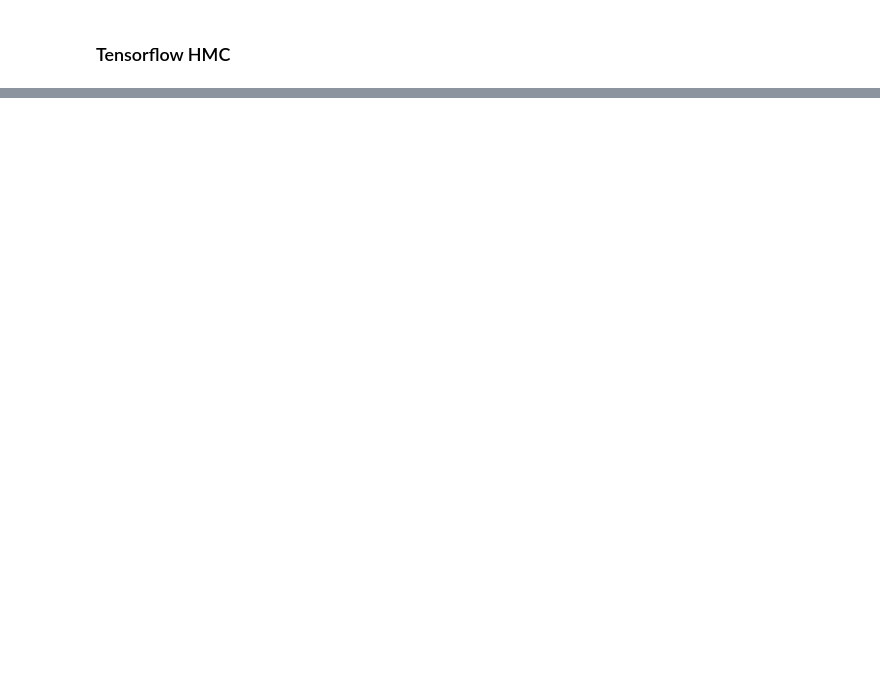
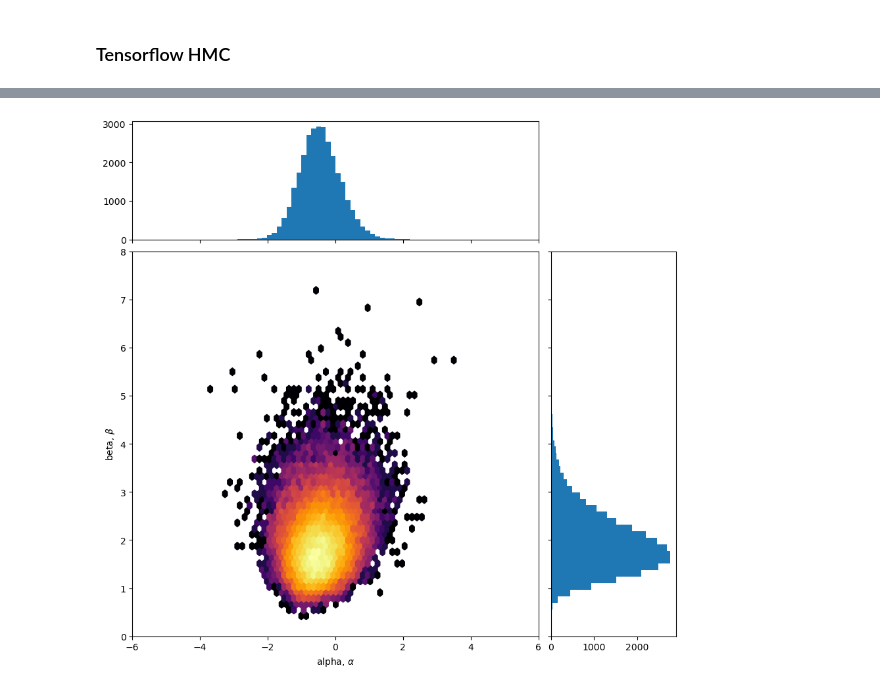
Before and after one commit to MaxTalberg/The-Lighthouse-Problem, a Jupyter notebook: CW.ipynb, the cells around one changed output, grey strips where cells are left out. Drawn from its saved outputs; the diff is of its cells as text; code cells hidden in the pictures; blank space fills up the shorter version.

```diff
--- a/CW.ipynb
+++ b/CW.ipynb
@@ -80,0 +189,57 @@ print(tfp.__version__)
+# %%
+import numpy as np
+import matplotlib.pyplot as plt
+from matplotlib.ticker import NullFormatter
+
+# Sample data - replace this with your actual data
+x, y = samples
+
+nullfmt = NullFormatter()
+
+# Definitions for the axes
+left, width = 0.1, 0.65
+bottom, height = 0.1, 0.65
+bottom_h = left_h = left + width + 0.02
+
+rect_scatter = [left, bottom, width, height]
+rect_histx = [left, bottom_h, width, 0.2]
+rect_histy = [left_h, bottom, 0.2, height]
+
+# Start figure
+fig = plt.figure(figsize=(9.5, 9))
+
+# Scatter plot
+axScatter = plt.axes(rect_scatter)
+axHistx = plt.axes(rect_histx)
+axHisty = plt.axes(rect_histy)
+
+# No labels
+axHistx.xaxis.set_major_formatter(nullfmt)
+axHisty.yaxis.set_major_formatter(nullfmt)
+
+# Create a hexbin plot with a color bar
+hb = axScatter.hexbin(x, y, gridsize=50, cmap='inferno', bins='log')
+
+# Set axis labels
+axScatter.set_xlabel(r'alpha, $\alpha$')
+axScatter.set_ylabel(r'beta, $\beta$')
+
+# Determine nice limits by hand
+binwidth = 0.25
+xymax = np.max([np.max(np.abs(x)), np.max(np.abs(y))])
+lim = (int(xymax/binwidth) + 1) * binwidth
+
+axScatter.set_xlim((-6, 6))
+axScatter.set_ylim((0, 8))
+
+bins = np.arange(-lim, lim + binwidth, binwidth)
+axHistx.hist(x, bins=50)
+axHisty.hist(y, bins=50, orientation='horizontal')
+
+# Set limits for the histograms
+axHistx.set_xlim(axScatter.get_xlim())
+axHisty.set_ylim(axScatter.get_ylim())
+
+plt.show()
+# %% [output]
+[figure, added]
```
Also changed, not shown: parts of 13 cells of this notebook.
